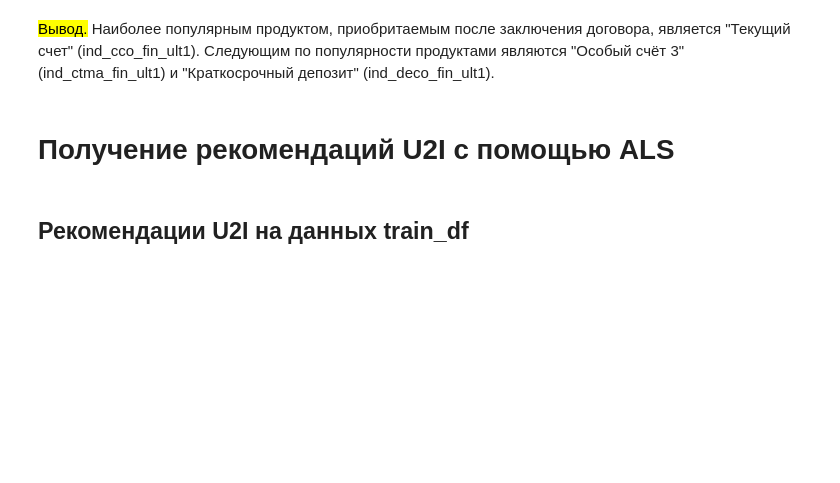
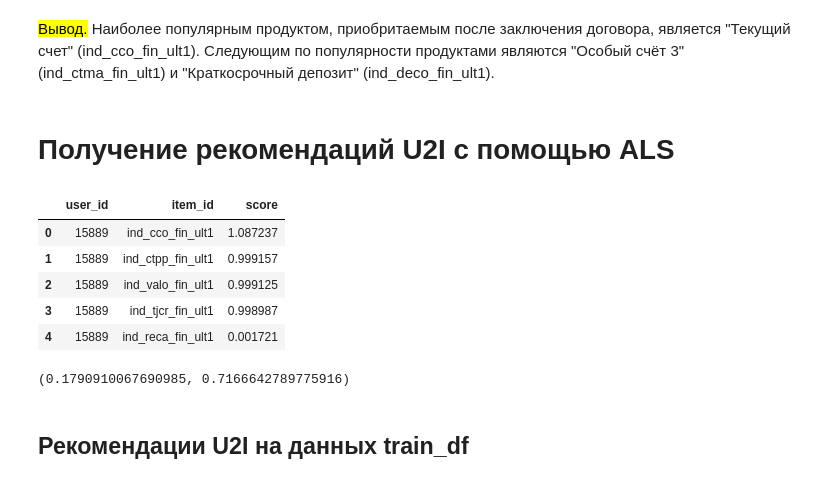
Before and after one commit to alien150684/banking_products_recom, a Jupyter notebook: recommendations.ipynb, the cells around one changed output. Cells and saved outputs as stored; diff of their text form; code cells hidden in the pictures; blank space fills up the shorter version.

```diff
--- a/recommendations.ipynb
+++ b/recommendations.ipynb
@@ -641,2 +841,27 @@ top_k_pop_items.to_parquet('recommendations/top_popular.parquet')
+# %%
+als_inference = ALS()
+als_inference.user_item_matrix(inference_df, items_list)
+als_inference.fit(factors=50, iterations=25, regularization=0.05)
+als_recom = als_inference.recommend()
+# %%
+als_recom.head()
+# %% [output]
+|  | user_id | item_id | score |
+| 0 | 15889 | ind_cco_fin_ult1 | 1.087237 |
+| 1 | 15889 | ind_ctpp_fin_ult1 | 0.999157 |
+| 2 | 15889 | ind_valo_fin_ult1 | 0.999125 |
+| 3 | 15889 | ind_tjcr_fin_ult1 | 0.998987 |
+| 4 | 15889 | ind_reca_fin_ult1 | 0.001721 |
+# %%
+events_recs_for_binary_metrics = process_events_recs_for_binary_metrics(
+        events_test_df,
+        als_recom,
+        top_k=5)
+
+metrics_tuple = compute_cls_metrics(events_recs_for_binary_metrics)
+
+metrics_tuple
+# %% [output]
+(0.1790910067690985, 0.7166642789775916)
 # %%
 def als_model(user_item_df: pd.DataFrame, user_ids_encoded,
```
Also changed, not shown: parts of 24 cells of this notebook.
